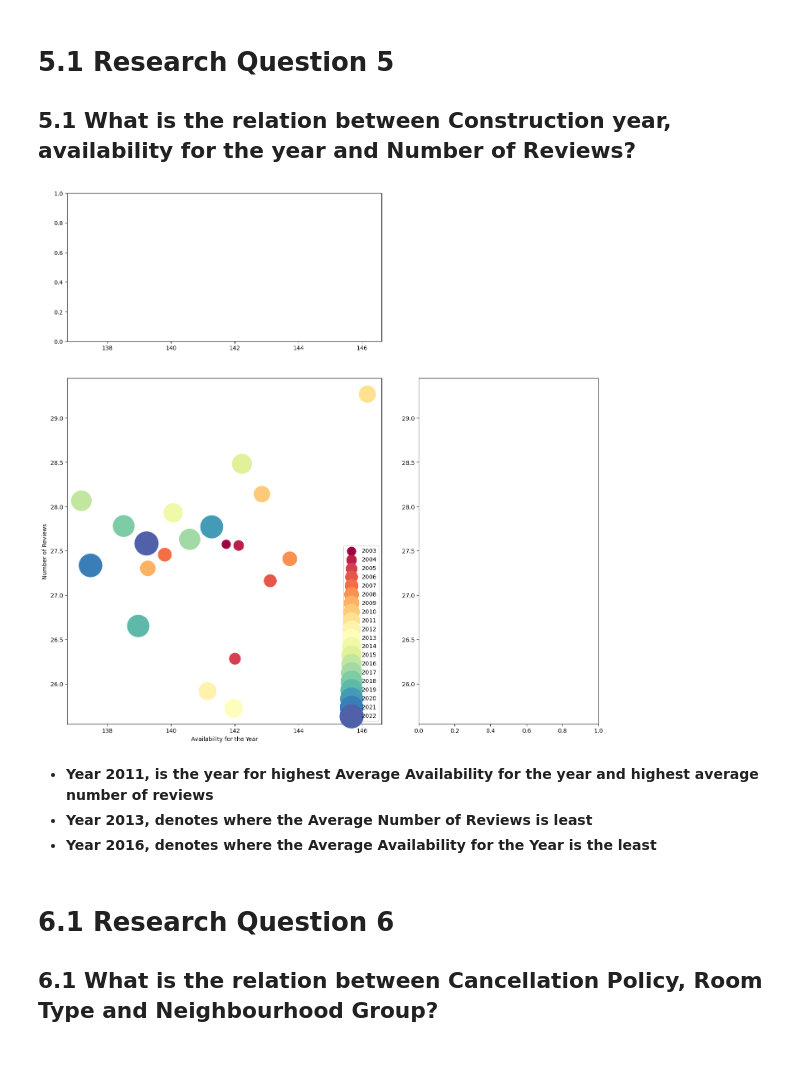
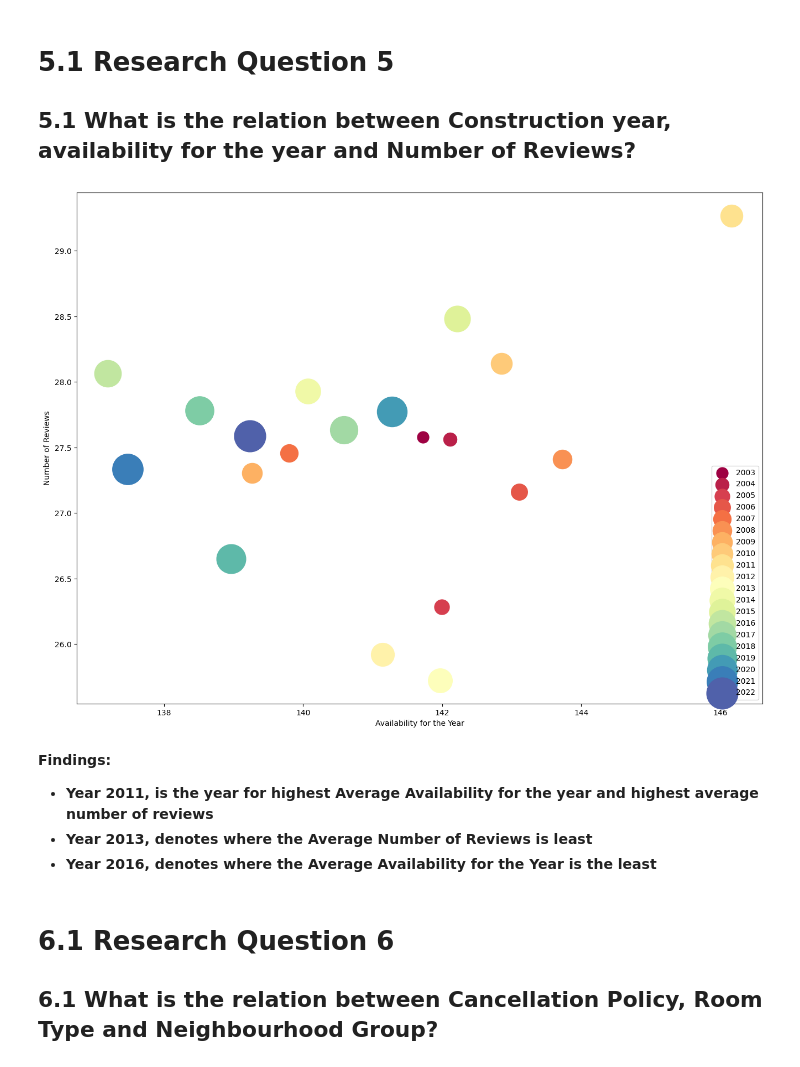
Before and after one commit to aswinvk28/collection-of-kaggle-datasets, a Jupyter notebook: datasets/real_estate/airbnb_open_data/Practical_Project_for_Airbnb_Open_Data.ipynb, the cells around one changed output. Cells and saved outputs as stored; diff of their text form; code cells hidden in the pictures.

```diff
--- a/datasets/real_estate/airbnb_open_data/Practical_Project_for_Airbnb_Open_Data.ipynb
+++ b/datasets/real_estate/airbnb_open_data/Practical_Project_for_Airbnb_Open_Data.ipynb
@@ -1056,35 +1137,26 @@ for i in plot_bars.patches:
 
 ## 5.1 What is the relation between Construction year, availability for the year and Number of Reviews?
 # %%
-# setup the gridspec 2,2 with one main plot and 2 side plots on x and y axes respectively
-result = setup_gridspec__one_main__two_side_subplots(plt)
-# gridspec
-gs = result["gridspec"]
-# axis
-ax = result["ax"]
-# axis on top parallel to x-axis
-axx = result["axx"]
-# axis on the side parallel to y-axis
-axy = result["axy"]
-# figure of the plot
-fig = result["fig"]
+fig, ax = plt.subplots(1,1, figsize=(16,12))
 
 def plot_construction_year_availability_year_number_of_reviews():
 
   year_df = data.loc[:, ['Construction year', 'availability 365', 'number of reviews']].groupby(['Construction year']).mean()
 
   colors1 = sns.color_palette('Spectral', as_cmap=True)
 
   for idx, year in enumerate(year_df.index):
     ax.scatter(year_df.loc[year, 'availability 365'], year_df.loc[year, 'number of reviews'], label=int(year), c=colors1._lut[idx*13], s=(year-2000)/(2022-2002)*year*0.75)
   ax.set_label("Average Availability for the year vs Average Number of Reviews for the Construction Year")
   ax.set(xlabel='Availability for the Year', ylabel='Number of Reviews')
   ax.legend()
 
 plot_construction_year_availability_year_number_of_reviews()
 # %% [output]
-[figure, old version]
+[figure, new version]
 # %% [markdown]
+**Findings:**
+
 - **Year 2011, is the year for highest Average Availability for the year and highest average number of reviews**
 - **Year 2013, denotes where the Average Number of Reviews is least**
 - **Year 2016, denotes where the Average Availability for the Year is the least**
```
Also changed, not shown: parts of 33 cells of this notebook.
